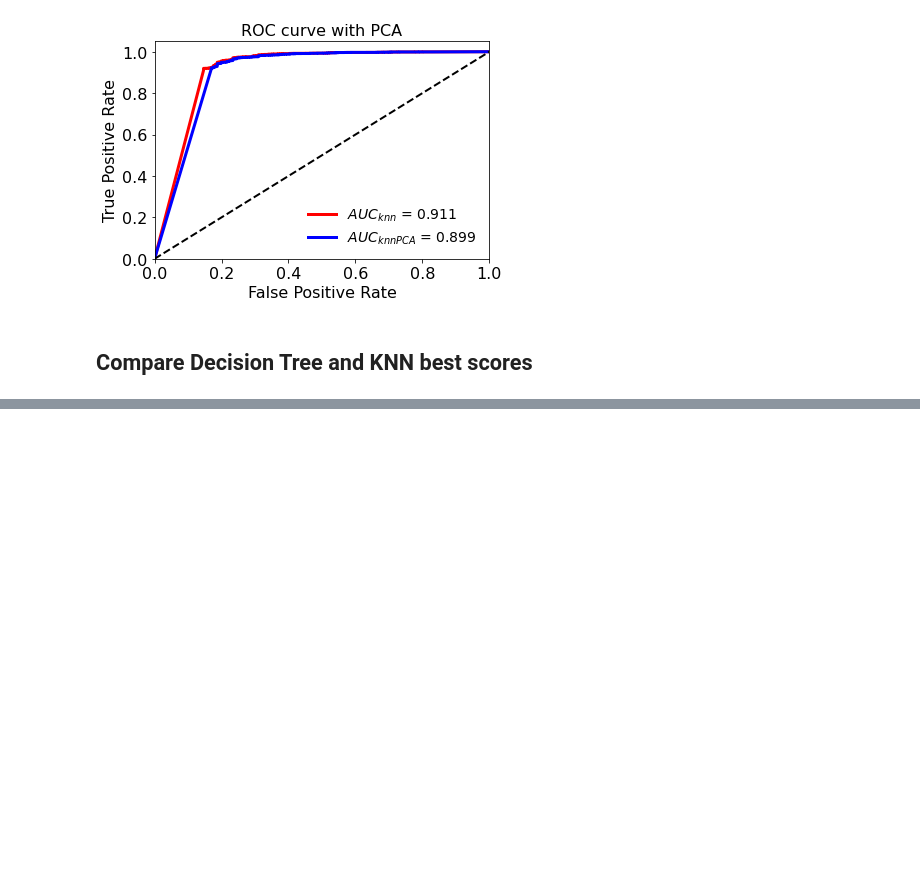
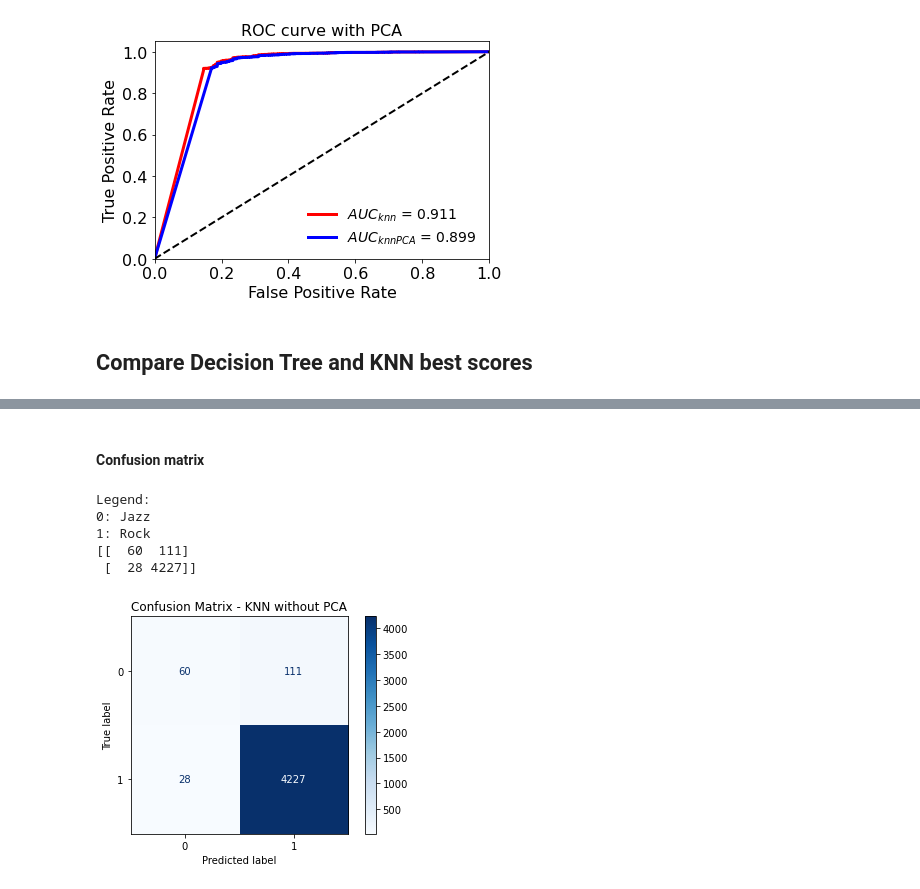
Before and after one commit to gaetanoantonicchio/DataMining-2, a Jupyter notebook: src/Module 1/Classification/Decision Tree - KNN/Features_librosa/bin-genre_class-decision_tree-KNN_unbalanced-features.ipynb, the cells around one changed output, grey strips where cells are left out. Saved outputs shown, nothing was run; the diff lists cells and outputs as text; code cells hidden in the pictures; blank space fills up the shorter version.

```diff
--- a/src/Module 1/Classification/Decision Tree - KNN/Features_librosa/bin-genre_class-decision_tree-KNN_unbalanced-features.ipynb
+++ b/src/Module 1/Classification/Decision Tree - KNN/Features_librosa/bin-genre_class-decision_tree-KNN_unbalanced-features.ipynb
@@ -674,0 +861,17 @@ plt.show()
+# %% [markdown]
+#### Confusion matrix
+# %%
+# confusion matrix KNN - Internal test
+print("Legend:\n0: Jazz\n1: Rock")
+cm_knn = plot_confusion_matrix(knn,X_test_k_sel,y_test,
+                            cmap = plt.cm.Blues)
+cm_knn.ax_.set_title('Confusion Matrix - KNN without PCA')
+print(cm_knn.confusion_matrix)
+plt.show()
+# %% [output]
+Legend:
+0: Jazz
+1: Rock
+[[  60  111]
+ [  28 4227]]
+[figure, added]
```
Also changed, not shown: parts of 19 cells of this notebook.
